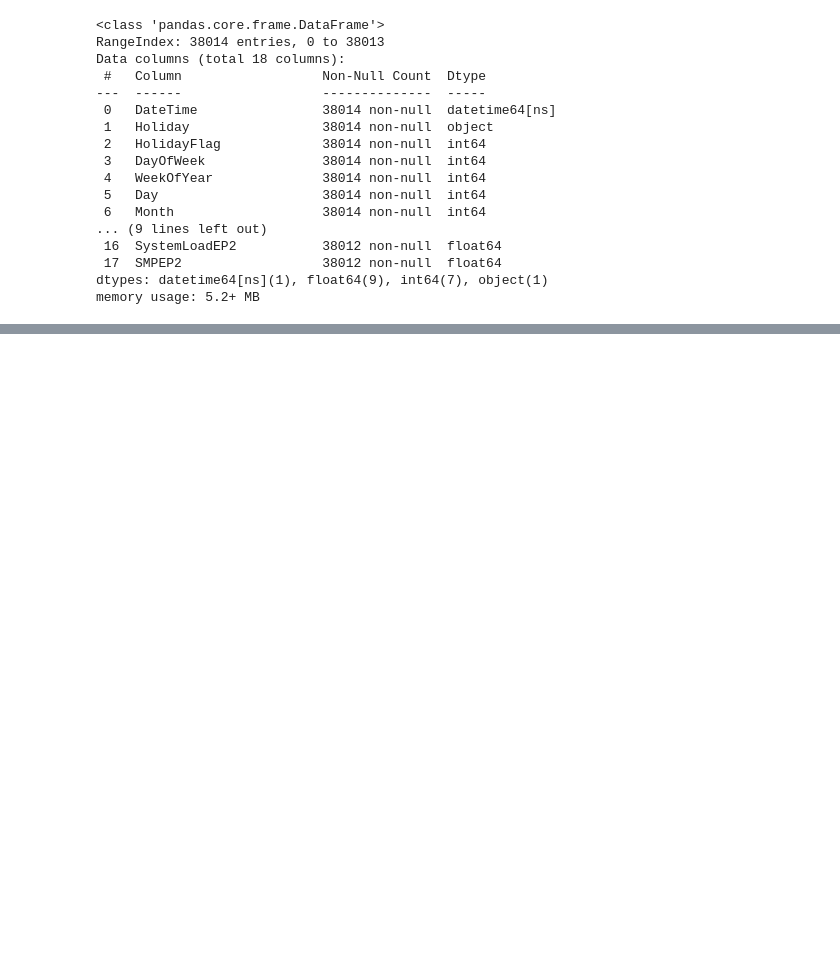
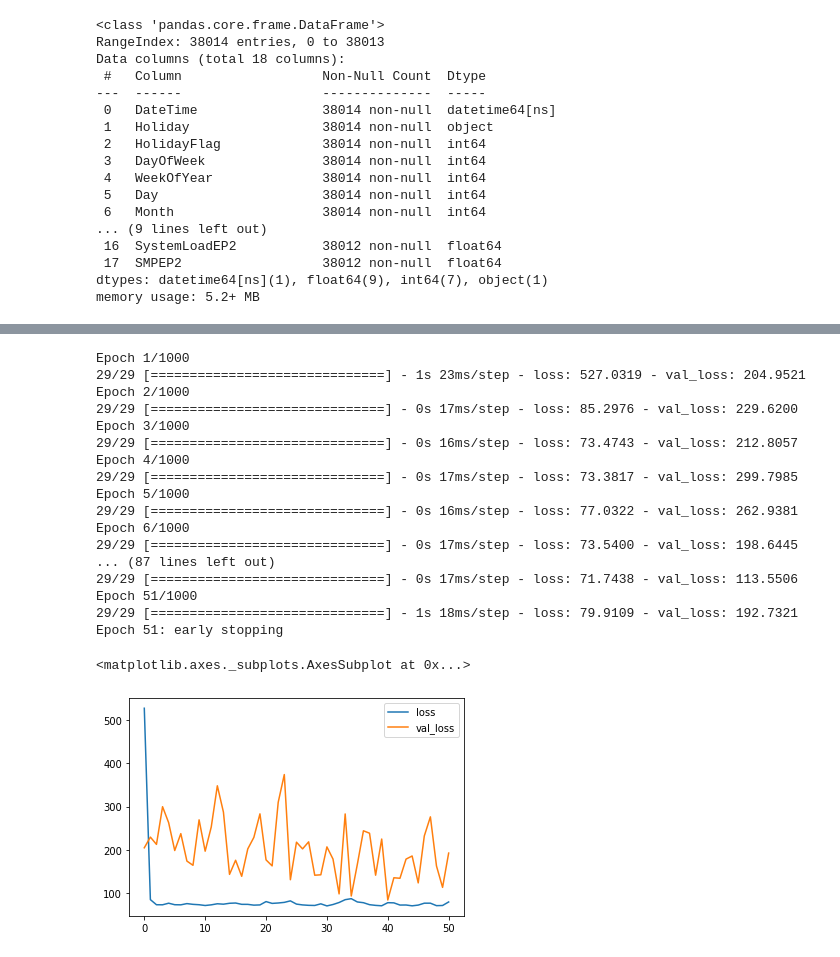
Before and after one commit to VladislavasR/PP5, a Jupyter notebook: PP5.ipynb, the cells around one changed output, grey strips where cells are left out. Cells and saved outputs as stored; diff of their text form; code cells hidden in the pictures; blank space fills up the shorter version.

```diff
--- a/PP5.ipynb
+++ b/PP5.ipynb
@@ -203,0 +184,4 @@ Epoch 20/20
+# %%
+X = train.copy()
+X.drop(['SMPEA'],axis=1,inplace=True) # Dropped the y feature
+y = train['SMPEA'].values
@@ -203,0 +204,10 @@ Epoch 20/20
+# %%
+tuner = RandomSearch(
+    build_model,
+    objective='val_mse',
+    max_trials=5,
+    executions_per_trial=3,
+    directory='model_dir',
+    project_name='Electricity_Price_Prediction')
+
+tuner.search(X[800:],y[800:],batch_size=128,epochs=5,validation_data=(X[:800],y[:800]))
@@ -203,0 +220,19 @@ Epoch 20/20
+# %%
+model = tuner.get_best_models(1)[0]
+# %%
+def create_model():
+    # create model
+    model = Sequential()
+    model.add(Dense(320, input_dim=X.shape[1], activation='relu'))
+    model.add(Dense(384, activation='relu'))
+    model.add(Dense(352, activation='relu'))
+    model.add(Dense(448, activation='relu'))
+    model.add(Dense(160, activation='relu'))
+    model.add(Dense(160, activation='relu'))
+    model.add(Dense(32, activation='relu'))
+    model.add(Dense(1))
+    # Compile model
+    model.compile(optimizer=Adam(learning_rate=0.0001), loss = 'mse')
+    return model
+model = create_model()
+model.summary()
@@ -203,0 +266,27 @@ Epoch 20/20
+# %%
+early_stop = EarlyStopping(monitor='val_loss', mode='min', verbose=1, patience=10)
+history = model.fit(x=X,y=y,
+          validation_split=0.1,
+          batch_size=128,epochs=1000, callbacks=[early_stop])
+losses = pd.DataFrame(model.history.history)
+losses.plot()
+# %% [output]
+Epoch 1/1000
+29/29 [==============================] - 1s 23ms/step - loss: 527.0319 - val_loss: 204.9521
+Epoch 2/1000
+29/29 [==============================] - 0s 17ms/step - loss: 85.2976 - val_loss: 229.6200
+Epoch 3/1000
+29/29 [==============================] - 0s 16ms/step - loss: 73.4743 - val_loss: 212.8057
+Epoch 4/1000
+29/29 [==============================] - 0s 17ms/step - loss: 73.3817 - val_loss: 299.7985
+Epoch 5/1000
+29/29 [==============================] - 0s 16ms/step - loss: 77.0322 - val_loss: 262.9381
+Epoch 6/1000
+29/29 [==============================] - 0s 17ms/step - loss: 73.5400 - val_loss: 198.6445
+... (87 lines left out)
+29/29 [==============================] - 0s 17ms/step - loss: 71.7438 - val_loss: 113.5506
+Epoch 51/1000
+29/29 [==============================] - 1s 18ms/step - loss: 79.9109 - val_loss: 192.7321
+Epoch 51: early stopping
+<matplotlib.axes._subplots.AxesSubplot at 0x...>
+[figure, added]
```
Also changed, not shown: parts of 40 cells of this notebook.
